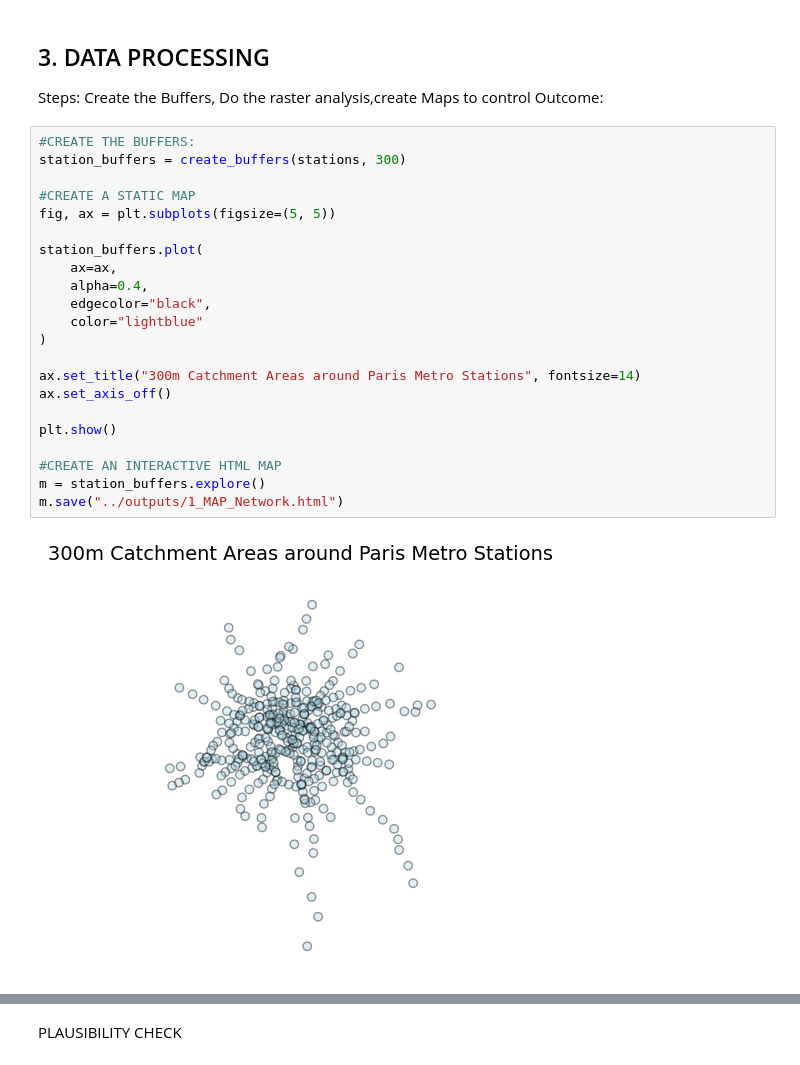
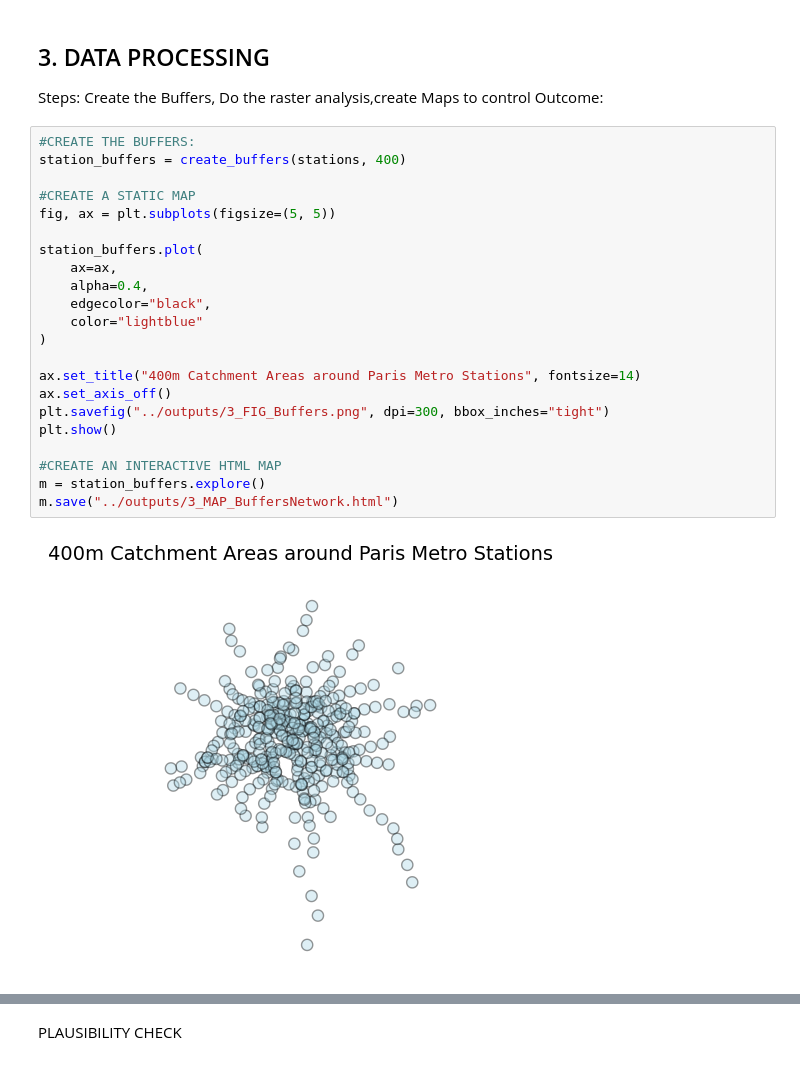
Before and after one commit to tomixmeier/ParisMetro, a Jupyter notebook: notebooks/analysis.ipynb, the cells around one changed output, grey strips where cells are left out. Saved outputs shown, nothing was run; the diff lists cells and outputs as text.

```diff
--- a/notebooks/analysis.ipynb
+++ b/notebooks/analysis.ipynb
@@ -108,28 +109,28 @@ Steps: Create the Buffers, Do the raster analysis,create Maps to control
 Outcome:
 # %%
 #CREATE THE BUFFERS:
-station_buffers = create_buffers(stations, 300)
+station_buffers = create_buffers(stations, 400)
 
 #CREATE A STATIC MAP
 fig, ax = plt.subplots(figsize=(5, 5))
 
 station_buffers.plot(
     ax=ax,
     alpha=0.4,
     edgecolor="black",
     color="lightblue"
 )
 
-ax.set_title("300m Catchment Areas around Paris Metro Stations", fontsize=14)
+ax.set_title("400m Catchment Areas around Paris Metro Stations", fontsize=14)
 ax.set_axis_off()
-
+plt.savefig("../outputs/3_FIG_Buffers.png", dpi=300, bbox_inches="tight")
 plt.show()
 
 #CREATE AN INTERACTIVE HTML MAP
 m = station_buffers.explore()
-m.save("../outputs/1_MAP_Network.html")
+m.save("../outputs/3_MAP_BuffersNetwork.html")
 # %% [output]
-[figure, old version]
+[figure, new version]
 # %%
 #RASTERANALYSIS
 station_buffers_income = extract_mean_raster_value(
```
Also changed, not shown: parts of 35 cells of this notebook, 31 other files.
